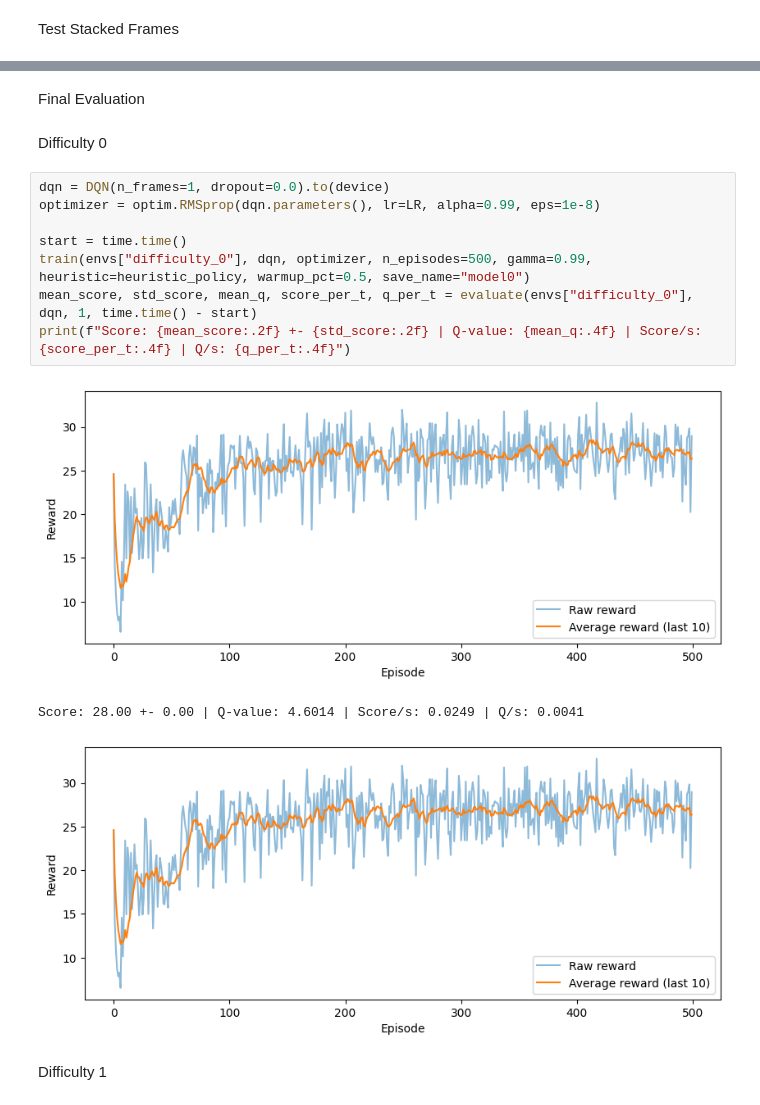
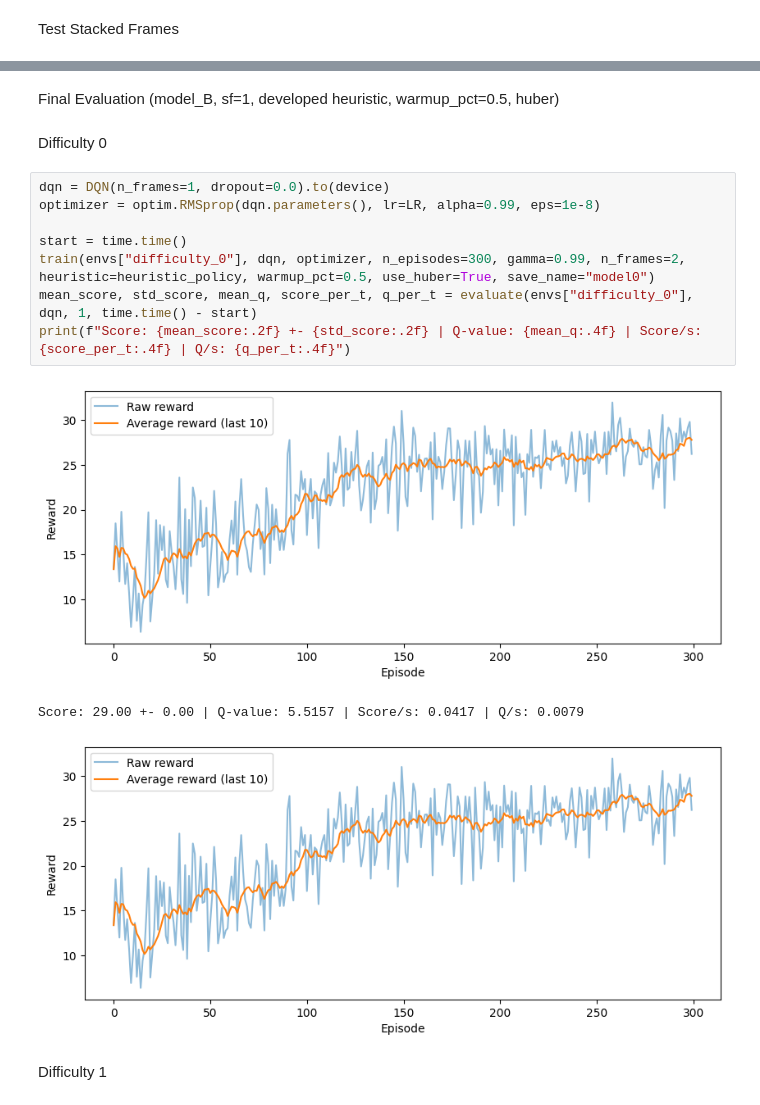
Before and after one commit to rarosilva/DL_Proj2, a Jupyter notebook: tasks/task1.ipynb, the cells around one changed output, grey strips where cells are left out. Saved outputs shown, nothing was run; the diff lists cells and outputs as text.

```diff
--- a/tasks/task1.ipynb
+++ b/tasks/task1.ipynb
@@ -445,20 +442,20 @@ for sf in stacked_frames:
     print(f"Score: {mean_score:.2f} +- {std_score:.2f} | Q-value: {mean_q:.4f} | Score/s: {score_per_t:.4f} | Q/s: {q_per_t:.4f}")
 # %% [markdown]
-Final Evaluation
+Final Evaluation (model_B, sf=1, developed heuristic, warmup_pct=0.5, huber)
 # %% [markdown]
 Difficulty 0
 # %%
 dqn = DQN(n_frames=1, dropout=0.0).to(device)
 optimizer = optim.RMSprop(dqn.parameters(), lr=LR, alpha=0.99, eps=1e-8)
 
 start = time.time()
-train(envs["difficulty_0"], dqn, optimizer, n_episodes=500, gamma=0.99, heuristic=heuristic_policy, warmup_pct=0.5, save_name="model0")
+train(envs["difficulty_0"], dqn, optimizer, n_episodes=300, gamma=0.99, n_frames=2, heuristic=heuristic_policy, warmup_pct=0.5, use_huber=True, save_name="model0")
 mean_score, std_score, mean_q, score_per_t, q_per_t = evaluate(envs["difficulty_0"], dqn, 1, time.time() - start)
 print(f"Score: {mean_score:.2f} +- {std_score:.2f} | Q-value: {mean_q:.4f} | Score/s: {score_per_t:.4f} | Q/s: {q_per_t:.4f}")
 # %% [output]
-[figure, old version]
+[figure, new version]
-Score: 28.00 +- 0.00 | Q-value: 4.6014 | Score/s: 0.0249 | Q/s: 0.0041
+Score: 29.00 +- 0.00 | Q-value: 5.5157 | Score/s: 0.0417 | Q/s: 0.0079
-[figure, old version]
+[figure, new version]
 # %% [markdown]
 Difficulty 1
 # %%
```
Also changed, not shown: parts of 14 cells of this notebook.
